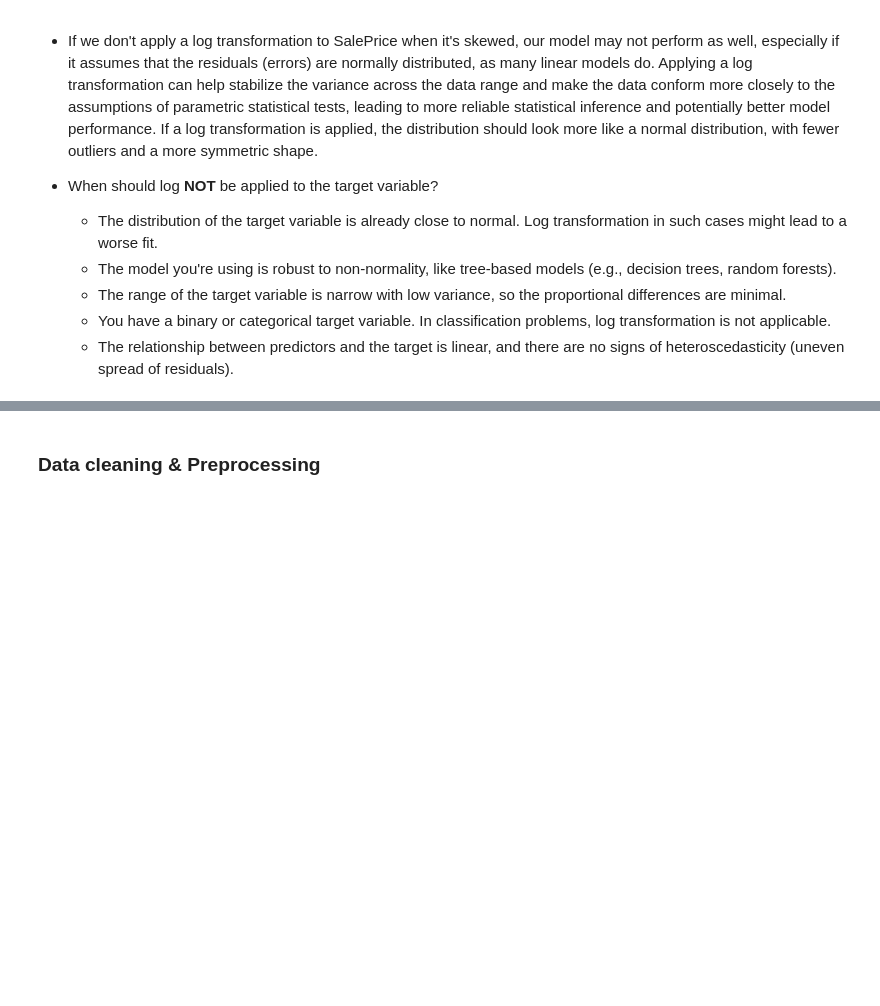
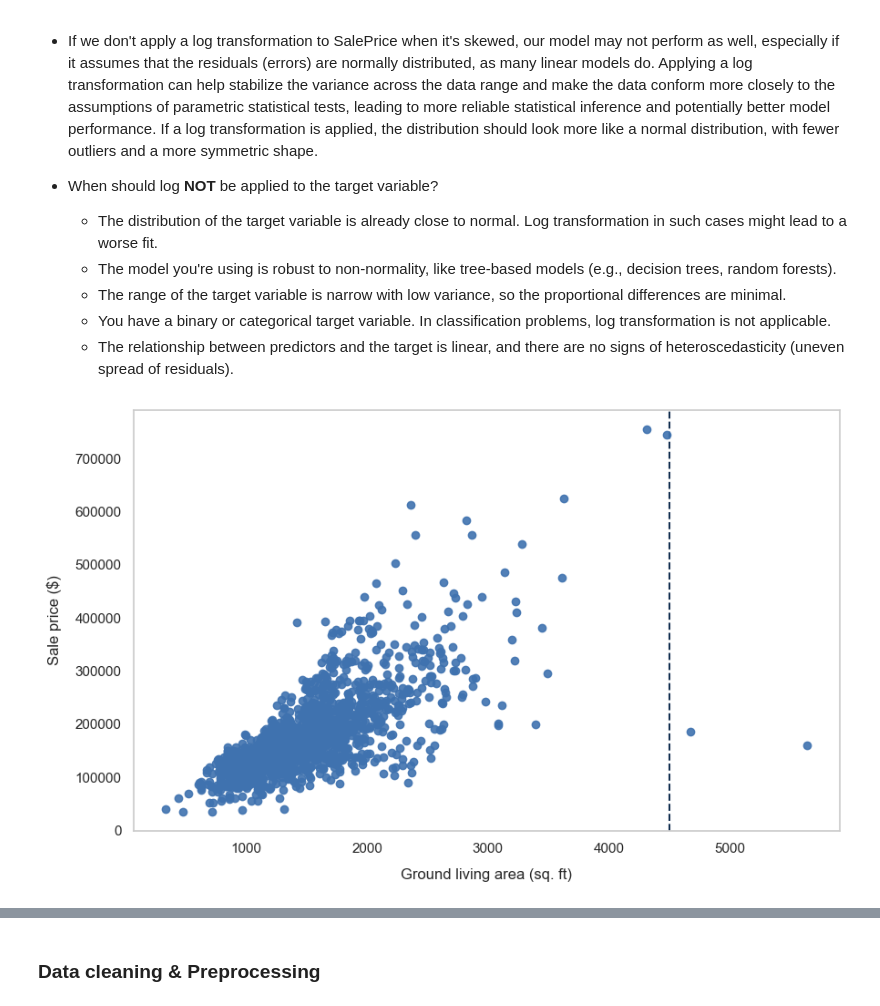
Before and after one commit to sjuanati/DataSciLabs, a Jupyter notebook: projects/kaggle/02_house_prices/house_prices.ipynb, the cells around one changed output, grey strips where cells are left out. Drawn from its saved outputs; the diff is of its cells as text; code cells hidden in the pictures; blank space fills up the shorter version.

```diff
--- a/projects/kaggle/02_house_prices/house_prices.ipynb
+++ b/projects/kaggle/02_house_prices/house_prices.ipynb
@@ -98,3 +98,16 @@ plt.show()
   - The range of the target variable is narrow with low variance, so the proportional differences are minimal.
   - You have a binary or categorical target variable. In classification problems, log transformation is not applicable.
   - The relationship between predictors and the target is linear, and there are no signs of heteroscedasticity (uneven spread of residuals).
+# %%
+# Outliers on price per `GrLivArea`
+fig, ax = plt.subplots(figsize=(10, 6))
+ax.grid()
+ax.scatter(
+    df_train["GrLivArea"], df_train["SalePrice"], c="#3f72af", zorder=3, alpha=0.9
+)
+ax.axvline(4500, c="#112d4e", ls="--", zorder=2)
+ax.set_xlabel("Ground living area (sq. ft)", labelpad=10)
+ax.set_ylabel("Sale price ($)", labelpad=10)
+plt.show()
+# %% [output]
+[figure, added]
```
Also changed, not shown: parts of 18 cells of this notebook.
